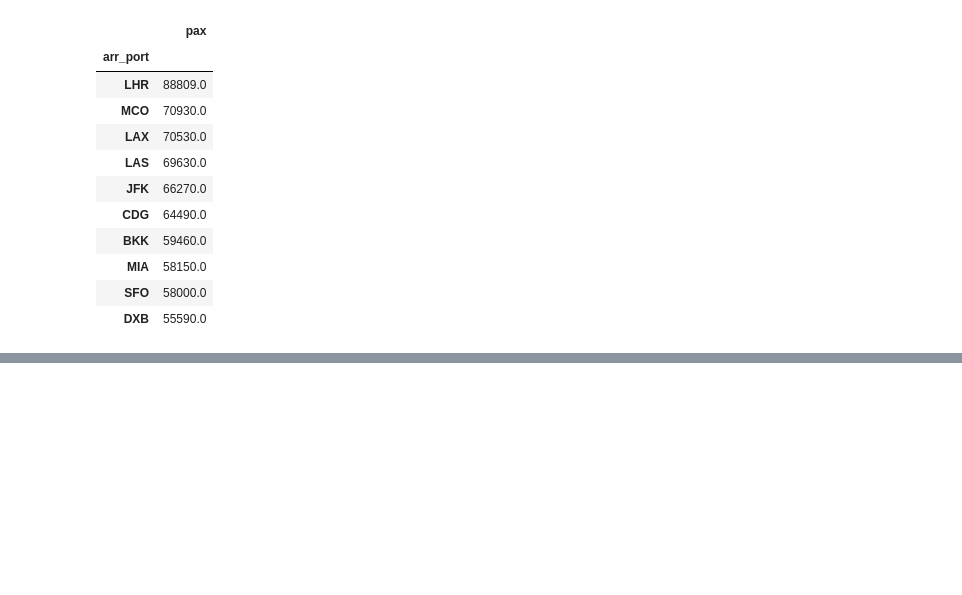
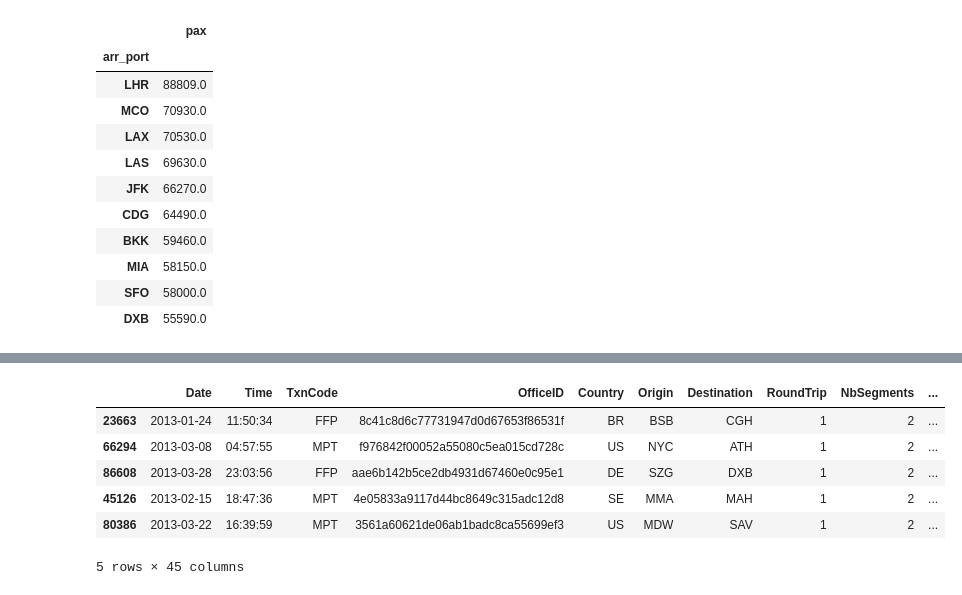
Before and after one commit to JaRodriVi/MasterDataScience, a Jupyter notebook: Challenge/challenge_Amadeus.ipynb, the cells around one changed output, grey strips where cells are left out. Cells and saved outputs as stored; diff of their text form; code cells hidden in the pictures; blank space fills up the shorter version.

```diff
--- a/Challenge/challenge_Amadeus.ipynb
+++ b/Challenge/challenge_Amadeus.ipynb
@@ -129,0 +139,13 @@ Plot the monthly number of searches for flights arriving at Malaga, Madrid or Ba
+# %%
+fSampleSearches = pFolder + 'searches.sample.csv.bz2'
+# %%
+df_sampleSearches = pd.read_csv(fSampleSearches,delimiter='^')
+df_sampleSearches.sample(5)
+# %% [output]
+|  | Date | Time | TxnCode | OfficeID | Country | Origin | Destination | RoundTrip | NbSegments | ... |
+| 23663 | 2013-01-24 | 11:50:34 | FFP | 8c41c8d6c77731947d0d67653f86531f | BR | BSB | CGH | 1 | 2 | ... |
+| 66294 | 2013-03-08 | 04:57:55 | MPT | f976842f00052a55080c5ea015cd728c | US | NYC | ATH | 1 | 2 | ... |
+| 86608 | 2013-03-28 | 23:03:56 | FFP | aae6b142b5ce2db4931d67460e0c95e1 | DE | SZG | DXB | 1 | 2 | ... |
+| 45126 | 2013-02-15 | 18:47:36 | MPT | 4e05833a9117d44bc8649c315adc12d8 | SE | MMA | MAH | 1 | 2 | ... |
+| 80386 | 2013-03-22 | 16:39:59 | MPT | 3561a60621de06ab1badc8ca55699ef3 | US | MDW | SAV | 1 | 2 | ... |
+5 rows × 45 columns
```
Also changed, not shown: parts of 20 cells of this notebook.
